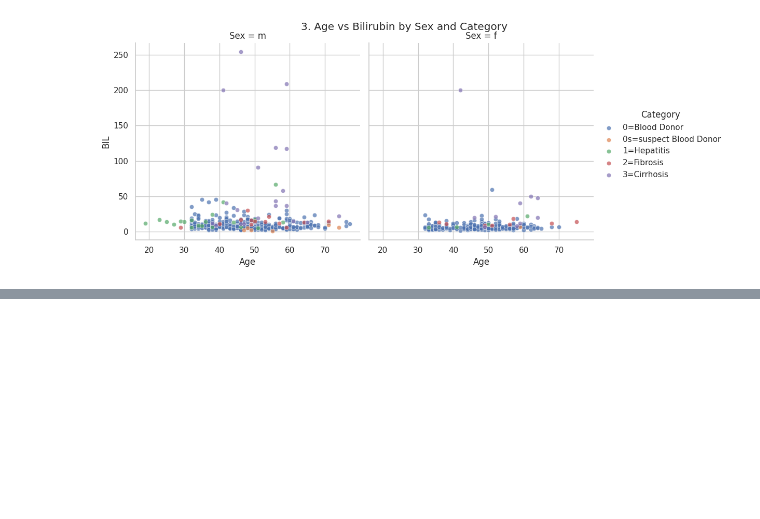
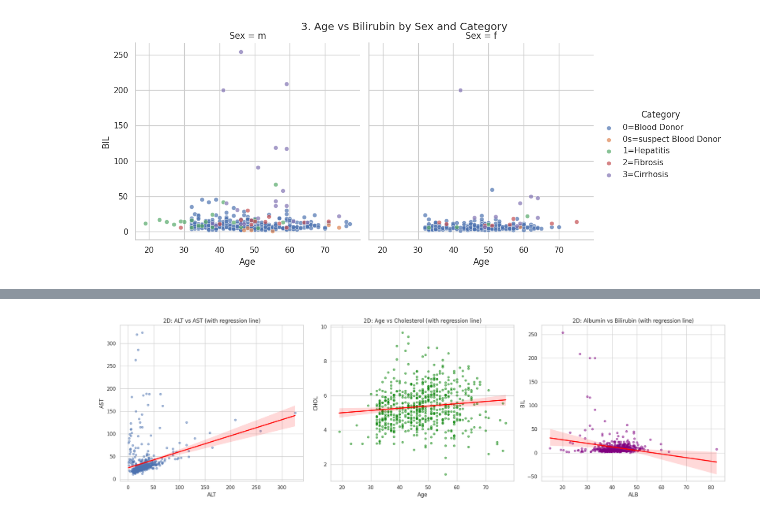
Before and after one commit to Rahulkumar20023/Rahul-Kumar-23BDS0135-, a Jupyter notebook: 23BDS0135.ipynb, the cells around one changed output, grey strips where cells are left out. Saved outputs shown, nothing was run; the diff lists cells and outputs as text; code cells hidden in the pictures; blank space fills up the shorter version.

```diff
--- a/23BDS0135.ipynb
+++ b/23BDS0135.ipynb
@@ -248,0 +433,17 @@ plt.show()
+# %%
+# 2D Visualization - Regression / Joint plots for key variable pairs
+fig, axes = plt.subplots(1, 3, figsize=(20, 6))
+
+sns.regplot(data=df, x='ALT', y='AST', ax=axes[0], scatter_kws={'alpha':0.5, 's':20}, line_kws={'color':'red'})
+axes[0].set_title('2D: ALT vs AST (with regression line)')
+
+sns.regplot(data=df, x='Age', y='CHOL', ax=axes[1], scatter_kws={'alpha':0.5, 's':20, 'color':'green'}, line_kws={'color':'red'})
+axes[1].set_title('2D: Age vs Cholesterol (with regression line)')
+
+sns.regplot(data=df, x='ALB', y='BIL', ax=axes[2], scatter_kws={'alpha':0.5, 's':20, 'color':'purple'}, line_kws={'color':'red'})
+axes[2].set_title('2D: Albumin vs Bilirubin (with regression line)')
+
+plt.tight_layout()
+plt.show()
+# %% [output]
+[figure, added]
```
Also changed, not shown: parts of 31 cells of this notebook.
